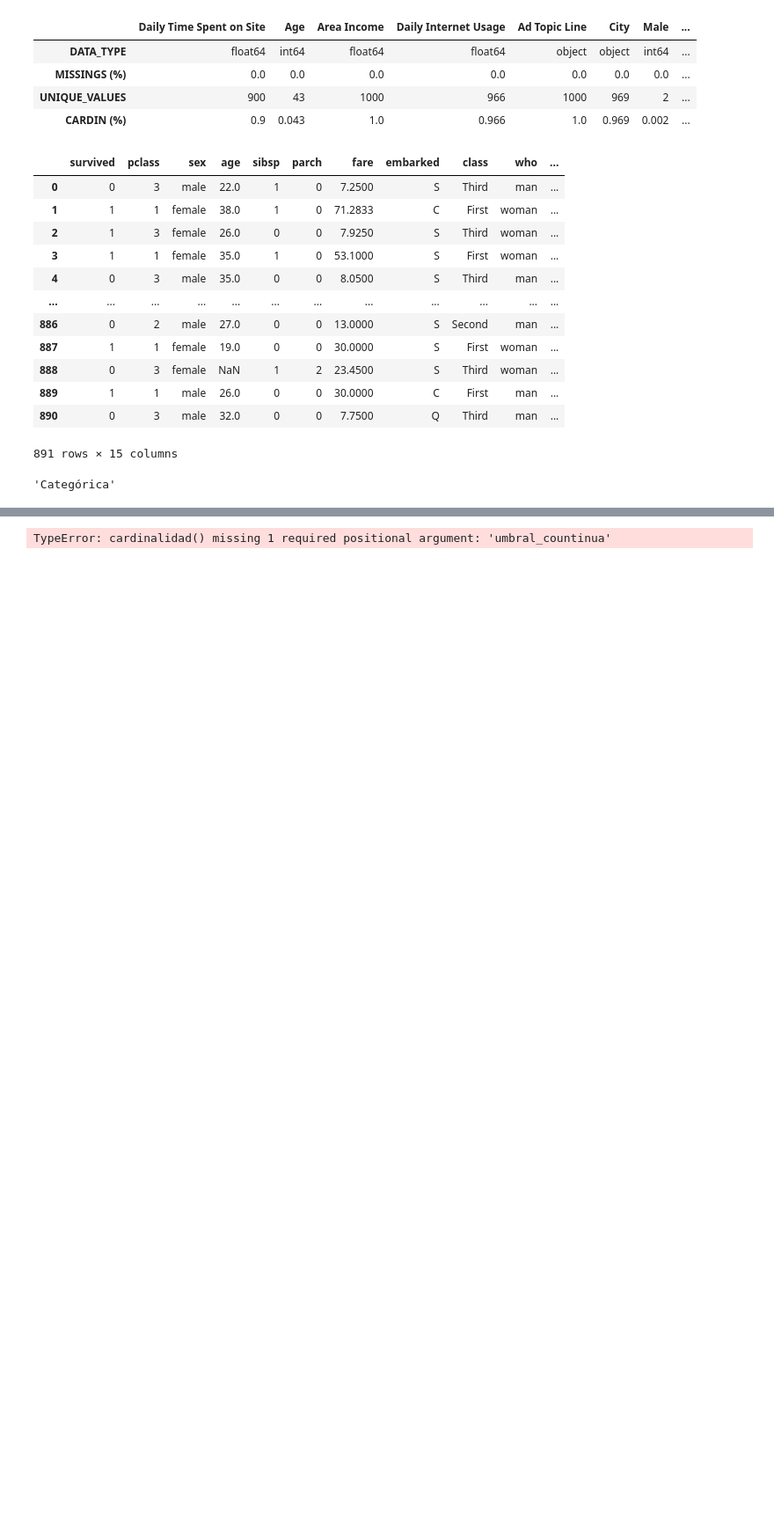
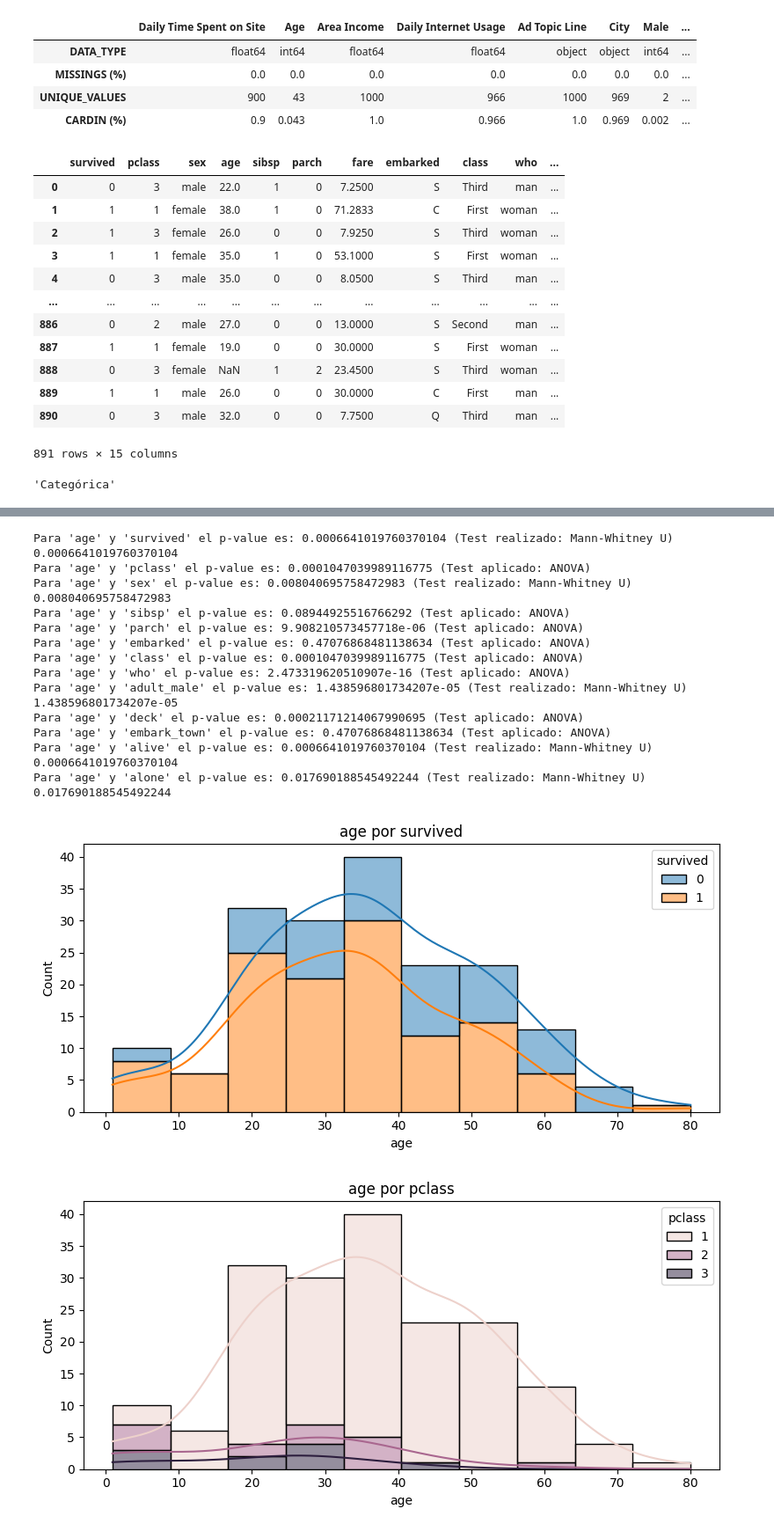
Before and after one commit to DarioRuizGon/Toolbox_Grupo_3, a Jupyter notebook: Main.ipynb, the cells around one changed output, grey strips where cells are left out. Shown at 88% size. Drawn from its saved outputs; the diff is of its cells as text; code cells hidden in the pictures; blank space fills up the shorter version.

```diff
--- a/Main.ipynb
+++ b/Main.ipynb
@@ -124,4 +149,23 @@ TypeError: cardinalidad() missing 1 required positional argument: 'umbral_counti
 # %%
-plot_features_cat_regression(df_titanic.dropna(), "age", with_individual_plot = True)
+plot_features_cat_regression(df_titanic, "age", with_individual_plot = True)
 # %% [output]
-TypeError: cardinalidad() missing 1 required positional argument: 'umbral_countinua'
+Para 'age' y 'survived' el p-value es: 0.0006641019760370104 (Test realizado: Mann-Whitney U)
+0.0006641019760370104
+Para 'age' y 'pclass' el p-value es: 0.0001047039989116775 (Test aplicado: ANOVA)
+Para 'age' y 'sex' el p-value es: 0.008040695758472983 (Test realizado: Mann-Whitney U)
+0.008040695758472983
+Para 'age' y 'sibsp' el p-value es: 0.08944925516766292 (Test aplicado: ANOVA)
+Para 'age' y 'parch' el p-value es: 9.908210573457718e-06 (Test aplicado: ANOVA)
+Para 'age' y 'embarked' el p-value es: 0.47076868481138634 (Test aplicado: ANOVA)
+Para 'age' y 'class' el p-value es: 0.0001047039989116775 (Test aplicado: ANOVA)
+Para 'age' y 'who' el p-value es: 2.473319620510907e-16 (Test aplicado: ANOVA)
+Para 'age' y 'adult_male' el p-value es: 1.438596801734207e-05 (Test realizado: Mann-Whitney U)
+1.438596801734207e-05
+Para 'age' y 'deck' el p-value es: 0.00021171214067990695 (Test aplicado: ANOVA)
+Para 'age' y 'embark_town' el p-value es: 0.47076868481138634 (Test aplicado: ANOVA)
+Para 'age' y 'alive' el p-value es: 0.0006641019760370104 (Test realizado: Mann-Whitney U)
+0.0006641019760370104
+Para 'age' y 'alone' el p-value es: 0.017690188545492244 (Test realizado: Mann-Whitney U)
+0.017690188545492244
+[figure, added]
+[figure, added]
```
Also changed, not shown: parts of 5 cells of this notebook.
